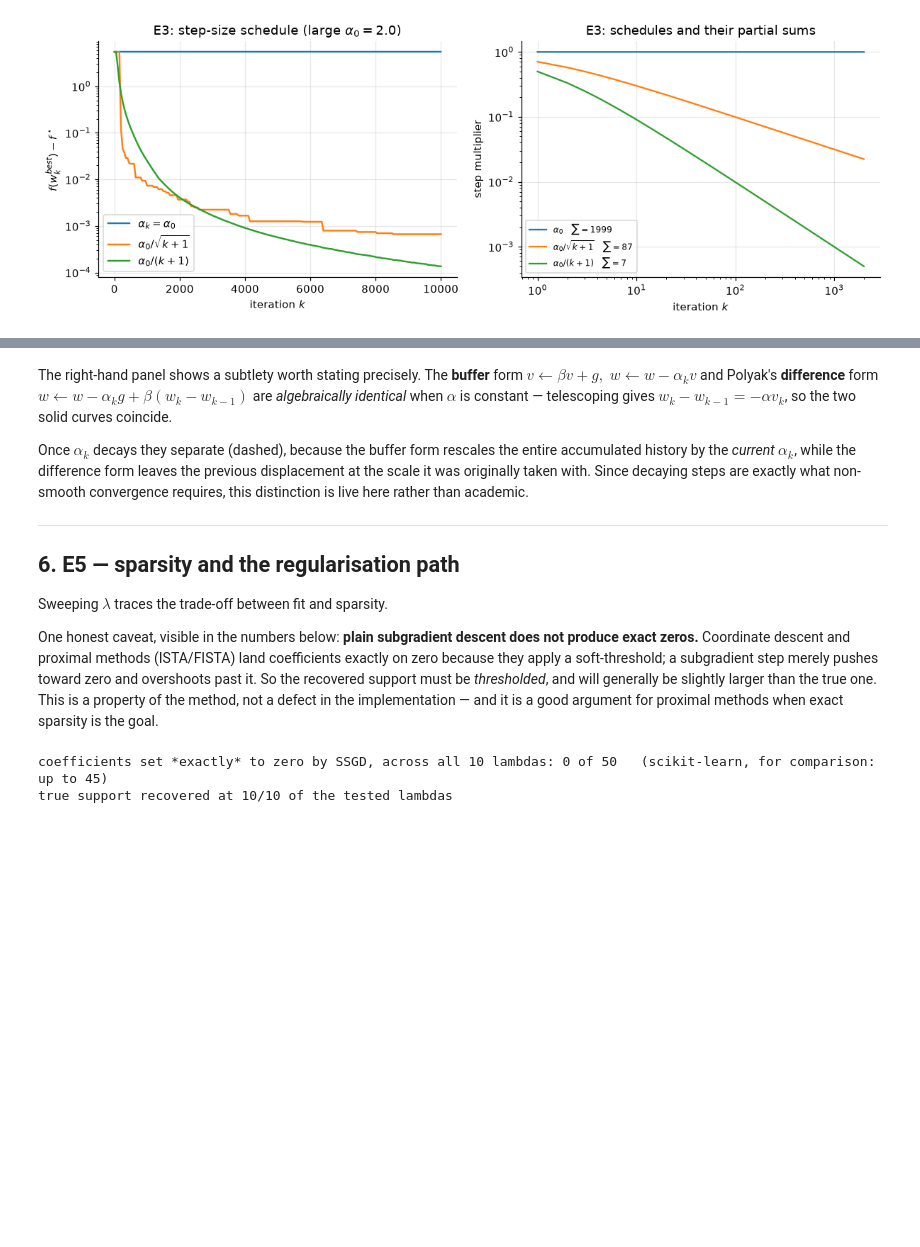
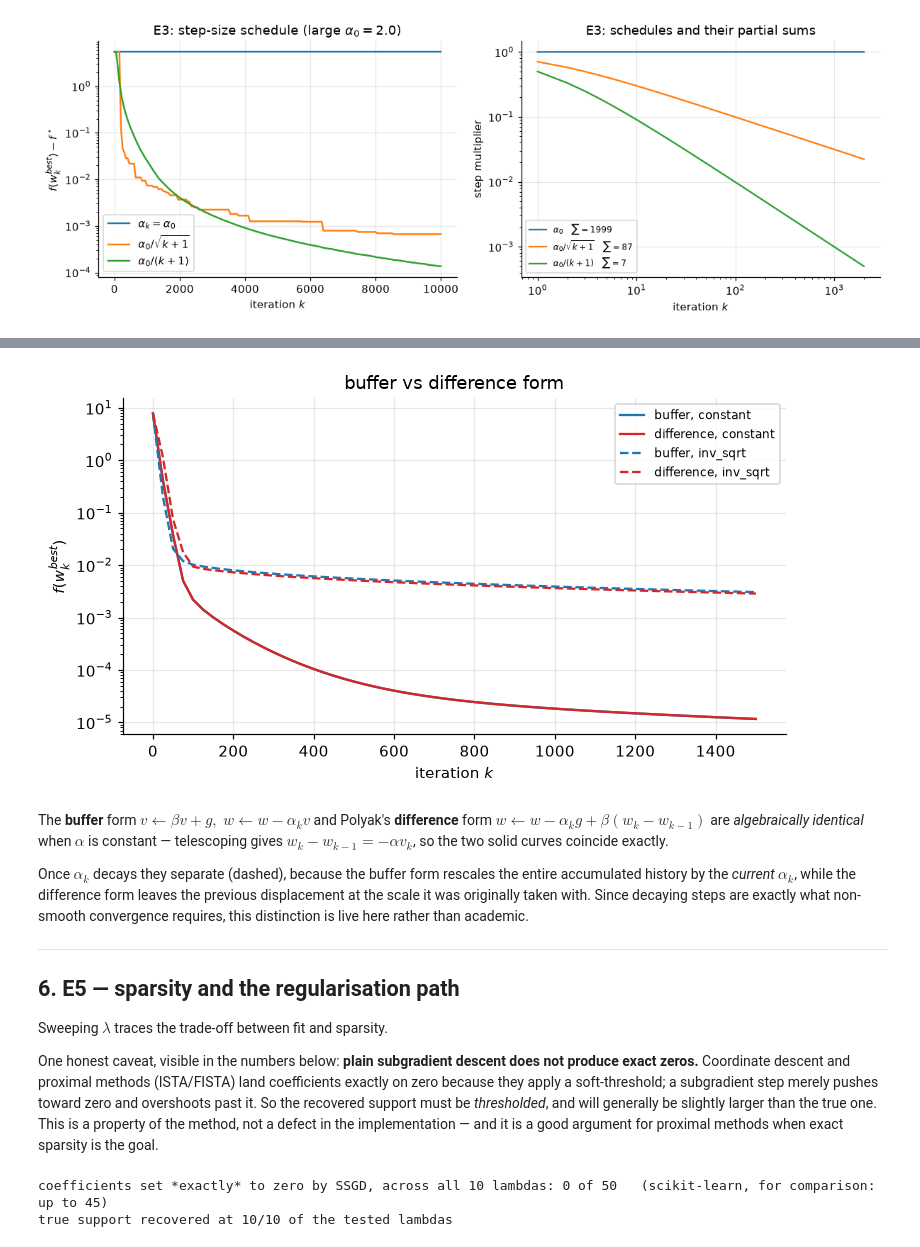
Before and after one commit to happyc0der/AOMML, a Jupyter notebook: Project.ipynb, the cells around one changed output, grey strips where cells are left out. Saved outputs shown, nothing was run; the diff lists cells and outputs as text; code cells hidden in the pictures; blank space fills up the shorter version.

```diff
--- a/Project.ipynb
+++ b/Project.ipynb
@@ -310,8 +376,23 @@ momentum (beta=0.99) is 9.33e+08x closer to the optimum than plain SSGD
+# %%
+plt.figure(figsize=(7, 4))
+ax = plt.gca()
+for sched, ls in [("constant", "-"), ("inv_sqrt", "--")]:
+    for variant, c in [("buffer", "C0"), ("difference", "C3")]:
+        m = LinearModel(30)
+        hh = train(m, smooth_loss, ill.X, ill.y,
+                   SSGDMomentum(m.parameters(), lr=1.0, beta=0.9, schedule=sched, variant=variant),
+                   epochs=1500, batch_size=300, eval_every=25, seed=0)
+        ax.semilogy(hh.step, hh.f_best, ls, color=c, lw=1.5, label=f"{variant}, {sched}")
+ax.set(xlabel="iteration $k$", ylabel=r"$f(w_k^{best})$", title="buffer vs difference form")
+ax.legend(fontsize=8)
+plt.tight_layout(); plt.show()
+# %% [output]
+[figure, added]
 # %% [markdown]
-The right-hand panel shows a subtlety worth stating precisely. The **buffer** form
-$v \leftarrow \beta v + g,\; w \leftarrow w - \alpha_k v$ and Polyak's **difference** form
-$w \leftarrow w - \alpha_k g + \beta(w_k - w_{k-1})$ are *algebraically identical* when $\alpha$ is
-constant — telescoping gives $w_k - w_{k-1} = -\alpha v_k$, so the two solid curves coincide.
+The **buffer** form $v \leftarrow \beta v + g,\; w \leftarrow w - \alpha_k v$ and Polyak's
+**difference** form $w \leftarrow w - \alpha_k g + \beta(w_k - w_{k-1})$ are *algebraically
+identical* when $\alpha$ is constant — telescoping gives $w_k - w_{k-1} = -\alpha v_k$, so the two
+solid curves coincide exactly.
 
 Once $\alpha_k$ decays they separate (dashed), because the buffer form rescales the entire
 accumulated history by the *current* $\alpha_k$, while the difference form leaves the previous
```
Also changed, not shown: parts of 9 cells of this notebook, 17 other files.
